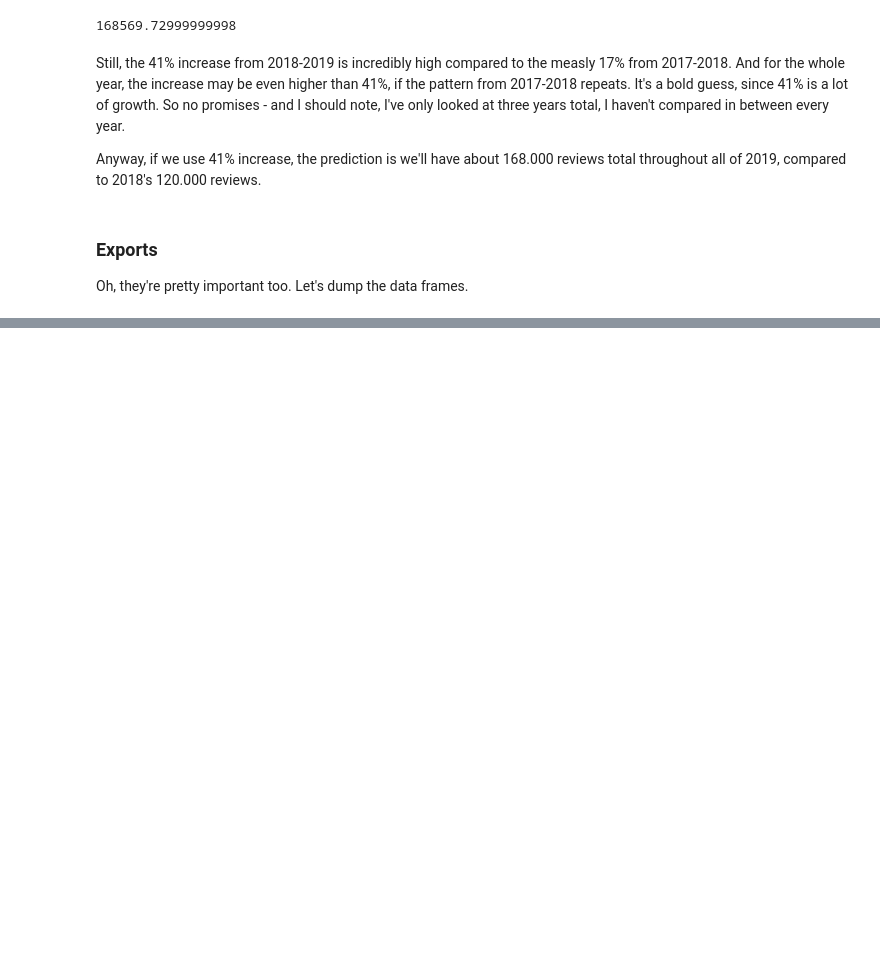
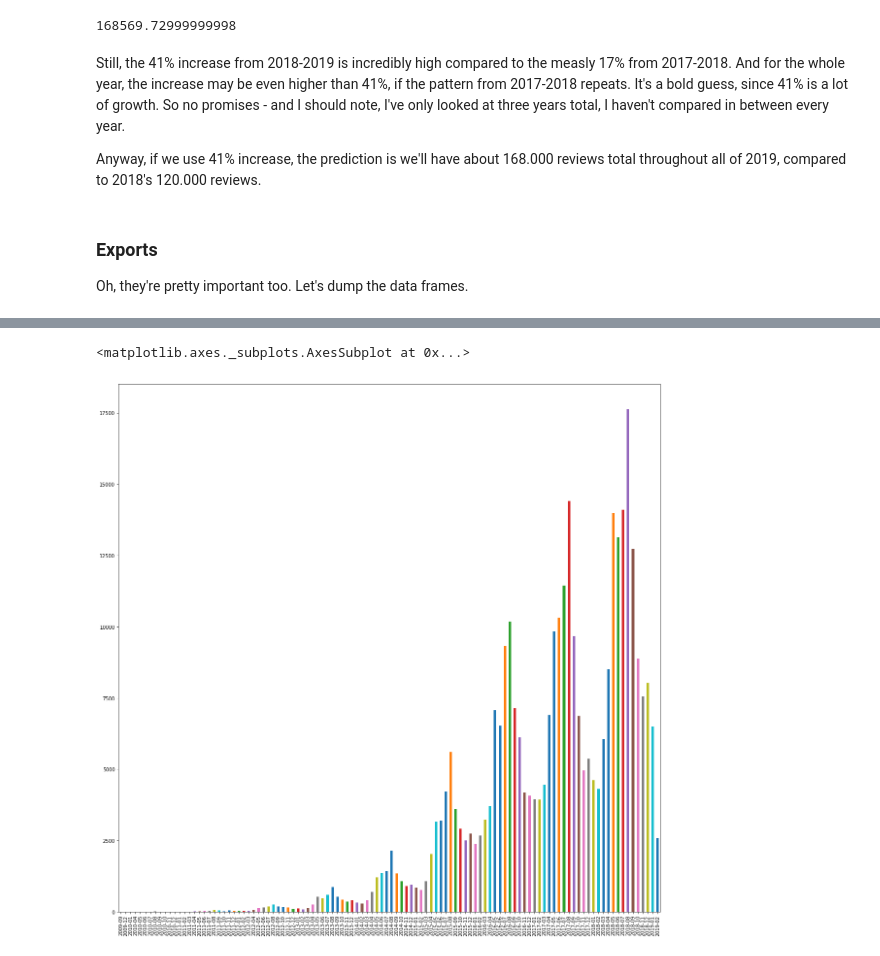
Before and after one commit to homboli/social_data, a Jupyter notebook: Review exploratory analysis.ipynb, the cells around one changed output, grey strips where cells are left out. Cells and saved outputs as stored; diff of their text form; code cells hidden in the pictures; blank space fills up the shorter version.

```diff
--- a/Review exploratory analysis.ipynb
+++ b/Review exploratory analysis.ipynb
@@ -413,0 +422,5 @@ reviewers_info.to_csv("reviewers_info.csv")
+# %%
+reviews = pd.read_csv("reviews.csv")
+# %%
+yearMonths = reviews['date'].apply(lambda x: x[0:7]).value_counts()
+yearMonths
@@ -413,0 +445,2 @@ reviewers_info.to_csv("reviewers_info.csv")
+# %%
+df = pd.DataFrame(yearMonths)
@@ -413,0 +451,11 @@ reviewers_info.to_csv("reviewers_info.csv")
+# %%
+y = []
+m = []
+
+for i in range (0,df.count()[0]):
+    y.append(int(df.index[i][0:4]))
+    m.append(int(df.index[i][-2:]))
+
+df['year'] = y
+df['month'] = m
+df.head()
@@ -413,0 +469,5 @@ reviewers_info.to_csv("reviewers_info.csv")
+# %%
+df.sort_values(["year","month"]).date.plot.bar(figsize=(20,20))
+# %% [output]
+<matplotlib.axes._subplots.AxesSubplot at 0x...>
+[figure, added]
```
Also changed, not shown: parts of 17 cells of this notebook.
